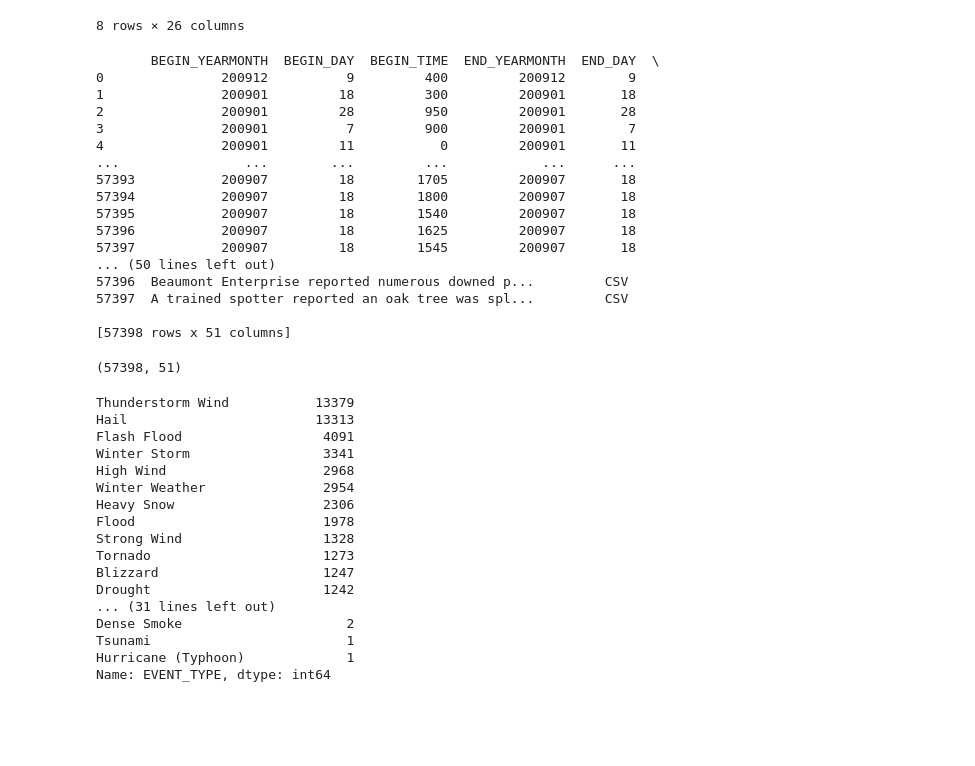
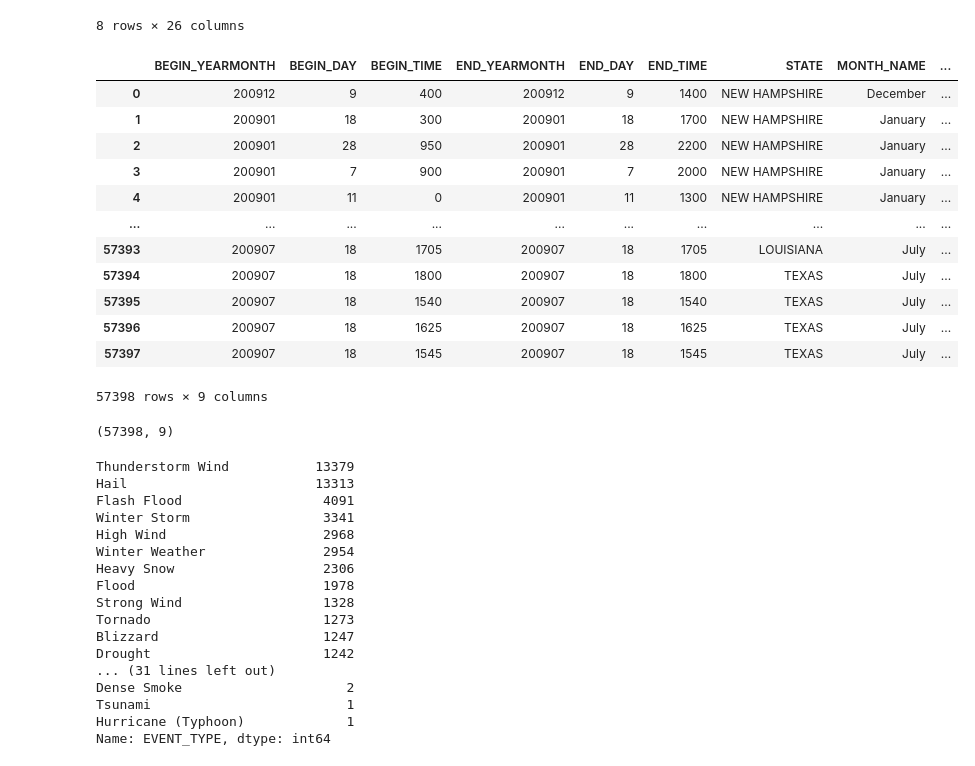
Before and after one commit to Kriegtho/2022_ML_EES, a Jupyter notebook: project.ipynb, the cells around one changed output. Saved outputs shown, nothing was run; the diff lists cells and outputs as text; code cells hidden in the pictures; blank space fills up the shorter version.

```diff
--- a/project.ipynb
+++ b/project.ipynb
@@ -157,30 +141,27 @@ df.describe()
 | 75% | 200908.000000 | 23.000000 | 1811.000000 | 200908.000000 | 24.000000 | 1845.000000 | 32622.000000 | 191511.750000 | ... |
 | max | 200912.000000 | 31.000000 | 2359.000000 | 200912.000000 | 31.000000 | 2359.000000 | 71866.000000 | 432912.000000 | ... |
 8 rows × 26 columns
-# %%
-print(df)
-# %% [output]
-       BEGIN_YEARMONTH  BEGIN_DAY  BEGIN_TIME  END_YEARMONTH  END_DAY  \
-0               200912          9         400         200912        9
-1               200901         18         300         200901       18
-2               200901         28         950         200901       28
-3               200901          7         900         200901        7
-4               200901         11           0         200901       11
-...                ...        ...         ...            ...      ...
-57393           200907         18        1705         200907       18
-57394           200907         18        1800         200907       18
-57395           200907         18        1540         200907       18
-57396           200907         18        1625         200907       18
-57397           200907         18        1545         200907       18
-... (50 lines left out)
-57396  Beaumont Enterprise reported numerous downed p...         CSV
-57397  A trained spotter reported an oak tree was spl...         CSV
-
-[57398 rows x 51 columns]
+# %%
+df=df.loc[:,['BEGIN_YEARMONTH', 'BEGIN_DAY', 'BEGIN_TIME','END_YEARMONTH', 'END_DAY','END_TIME','STATE','MONTH_NAME','EVENT_TYPE']]
+df
+# %% [output]
+|  | BEGIN_YEARMONTH | BEGIN_DAY | BEGIN_TIME | END_YEARMONTH | END_DAY | END_TIME | STATE | MONTH_NAME | ... |
+| 0 | 200912 | 9 | 400 | 200912 | 9 | 1400 | NEW HAMPSHIRE | December | ... |
+| 1 | 200901 | 18 | 300 | 200901 | 18 | 1700 | NEW HAMPSHIRE | January | ... |
+| 2 | 200901 | 28 | 950 | 200901 | 28 | 2200 | NEW HAMPSHIRE | January | ... |
+| 3 | 200901 | 7 | 900 | 200901 | 7 | 2000 | NEW HAMPSHIRE | January | ... |
+| 4 | 200901 | 11 | 0 | 200901 | 11 | 1300 | NEW HAMPSHIRE | January | ... |
+| ... | ... | ... | ... | ... | ... | ... | ... | ... | ... |
+| 57393 | 200907 | 18 | 1705 | 200907 | 18 | 1705 | LOUISIANA | July | ... |
+| 57394 | 200907 | 18 | 1800 | 200907 | 18 | 1800 | TEXAS | July | ... |
+| 57395 | 200907 | 18 | 1540 | 200907 | 18 | 1540 | TEXAS | July | ... |
+| 57396 | 200907 | 18 | 1625 | 200907 | 18 | 1625 | TEXAS | July | ... |
+| 57397 | 200907 | 18 | 1545 | 200907 | 18 | 1545 | TEXAS | July | ... |
+57398 rows × 9 columns
 # %%
 df.shape
 # %% [output]
-(57398, 51)
+(57398, 9)
 # %%
 df['EVENT_TYPE'].value_counts()
 # %% [output]
```
Also changed, not shown: parts of 39 cells of this notebook.
